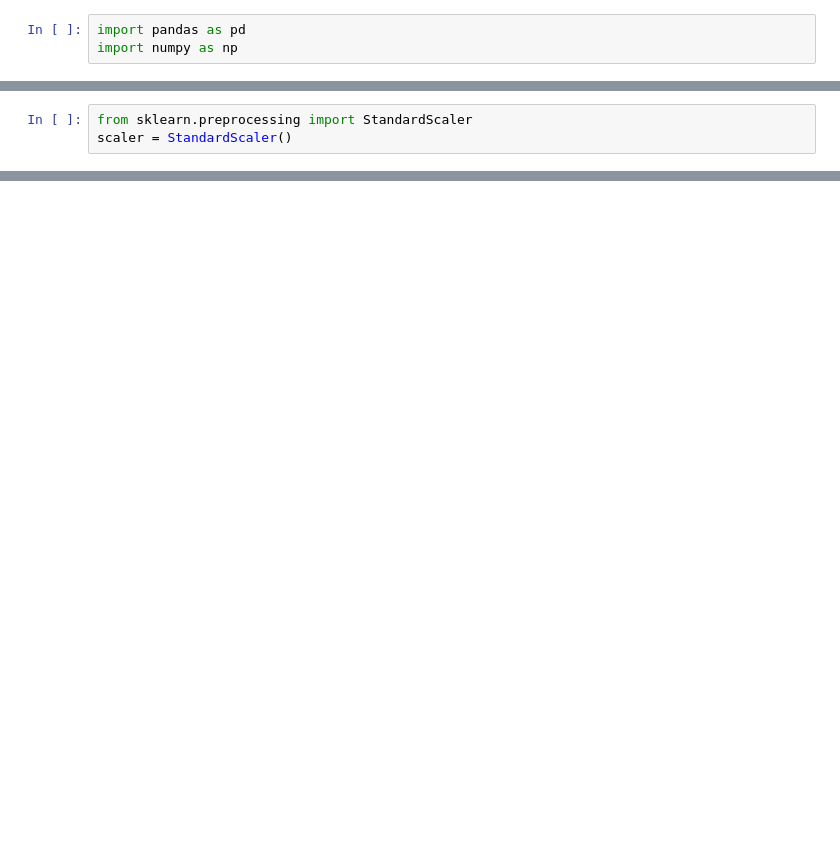
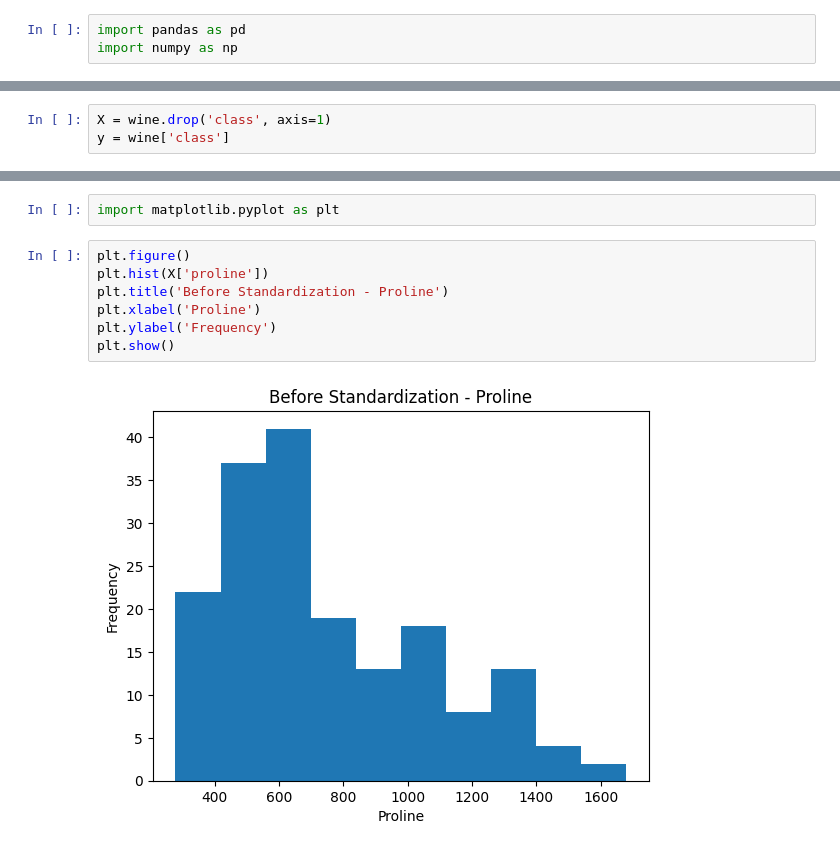
Before and after one commit to Jayesh0048/Machine-Learning-Algo, a Jupyter notebook: Feature engineering/stand2.ipynb, the cells around one changed output, grey strips where cells are left out. Saved outputs shown, nothing was run; the diff lists cells and outputs as text; blank space fills up the shorter version.

```diff
--- a/Feature engineering/stand2.ipynb
+++ b/Feature engineering/stand2.ipynb
@@ -57,4 +46,4 @@ X.describe()
 # %%
-from sklearn.preprocessing import StandardScaler
-scaler = StandardScaler()
+X = wine.drop('class', axis=1)
+y = wine['class']
 # %%
@@ -71,0 +249,11 @@ X_scaled.head()
+# %%
+import matplotlib.pyplot as plt
+# %%
+plt.figure()
+plt.hist(X['proline'])
+plt.title('Before Standardization - Proline')
+plt.xlabel('Proline')
+plt.ylabel('Frequency')
+plt.show()
+# %% [output]
+[figure, added]
```
Also changed, not shown: parts of 29 cells of this notebook.
